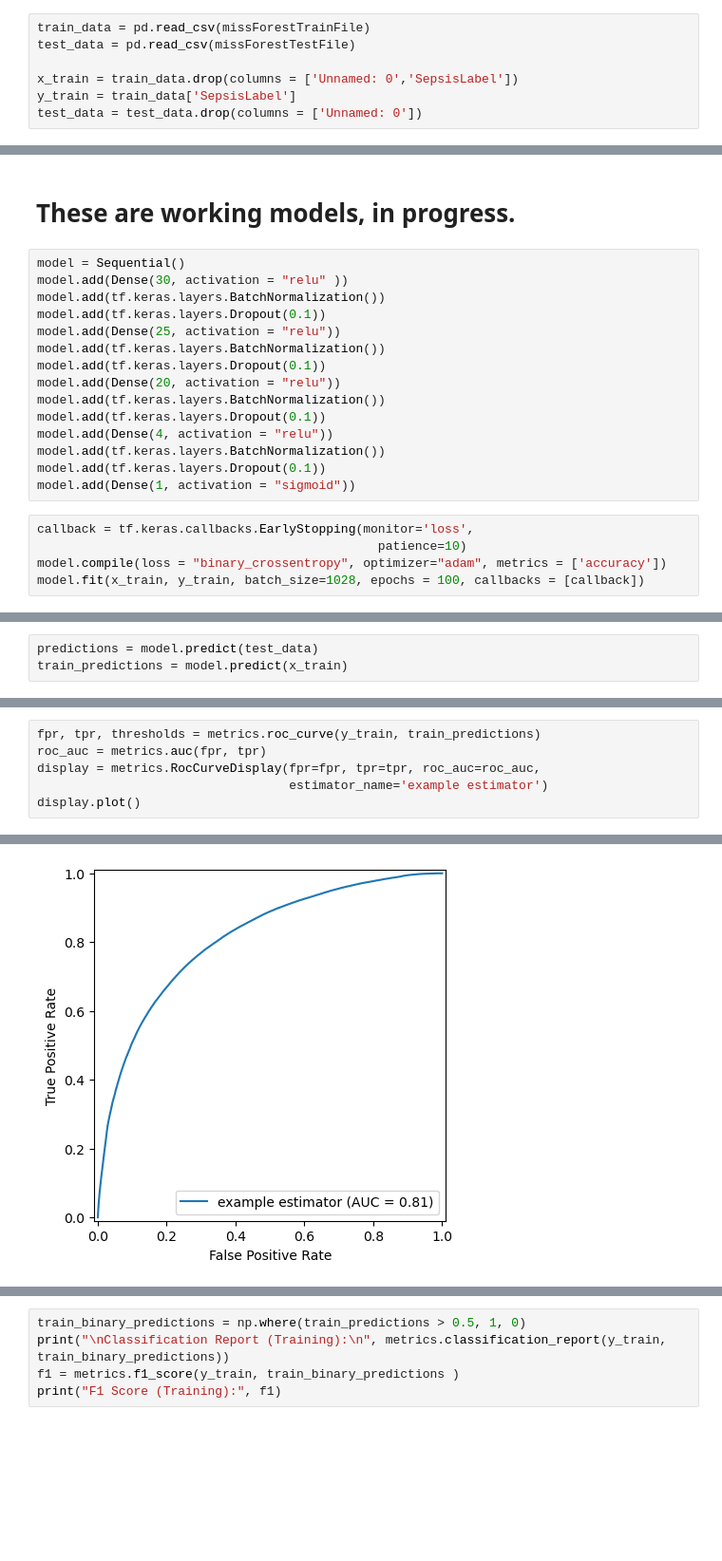
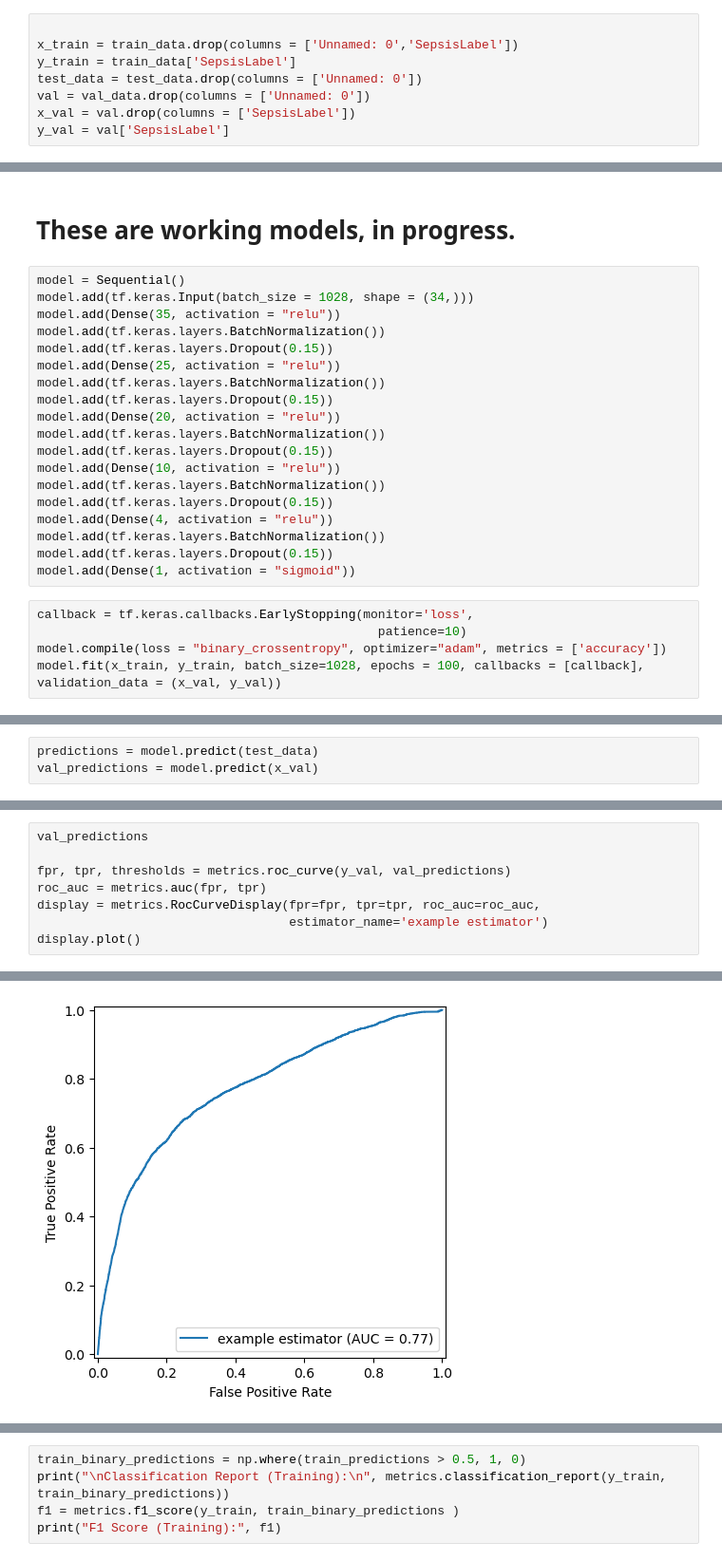
Before and after one commit to alanklin/BC-Fall2024-CaseCompetition-Team2, a Jupyter notebook: Code/neural_network.ipynb, the cells around one changed output, grey strips where cells are left out. Shown at 95% size. Cells and saved outputs as stored; diff of their text form; blank space fills up the shorter version.

```diff
--- a/Code/neural_network.ipynb
+++ b/Code/neural_network.ipynb
@@ -14,10 +18,11 @@ from sklearn import metrics
 # %%
-train_data = pd.read_csv(missForestTrainFile)
-test_data = pd.read_csv(missForestTestFile)
 
 x_train = train_data.drop(columns = ['Unnamed: 0','SepsisLabel'])
 y_train = train_data['SepsisLabel']
 test_data = test_data.drop(columns = ['Unnamed: 0'])
+val = val_data.drop(columns = ['Unnamed: 0'])
+x_val = val.drop(columns = ['SepsisLabel'])
+y_val = val['SepsisLabel']
 # %%
 #model = tf.keras.models.load_model('nn_regularized.keras')
 #model.summary()
@@ -80,23 +85,27 @@ display.plot()
 # These are working models, in progress.
 # %%
 model = Sequential()
-model.add(Dense(30, activation = "relu" ))
+model.add(tf.keras.Input(batch_size = 1028, shape = (34,)))
+model.add(Dense(35, activation = "relu"))
 model.add(tf.keras.layers.BatchNormalization())
-model.add(tf.keras.layers.Dropout(0.1))
+model.add(tf.keras.layers.Dropout(0.15))
 model.add(Dense(25, activation = "relu"))
 model.add(tf.keras.layers.BatchNormalization())
-model.add(tf.keras.layers.Dropout(0.1))
+model.add(tf.keras.layers.Dropout(0.15))
 model.add(Dense(20, activation = "relu"))
 model.add(tf.keras.layers.BatchNormalization())
-model.add(tf.keras.layers.Dropout(0.1))
+model.add(tf.keras.layers.Dropout(0.15))
+model.add(Dense(10, activation = "relu"))
+model.add(tf.keras.layers.BatchNormalization())
+model.add(tf.keras.layers.Dropout(0.15))
 model.add(Dense(4, activation = "relu"))
 model.add(tf.keras.layers.BatchNormalization())
-model.add(tf.keras.layers.Dropout(0.1))
+model.add(tf.keras.layers.Dropout(0.15))
 model.add(Dense(1, activation = "sigmoid"))
 # %%
 callback = tf.keras.callbacks.EarlyStopping(monitor='loss',
                                               patience=10)
 model.compile(loss = "binary_crossentropy", optimizer="adam", metrics = ['accuracy'])
-model.fit(x_train, y_train, batch_size=1028, epochs = 100, callbacks = [callback])
+model.fit(x_train, y_train, batch_size=1028, epochs = 100, callbacks = [callback], validation_data = (x_val, y_val))
 # %% [output]
 Epoch 1/100
@@ -119,5 +128,5 @@ Epoch 51/100
 <keras.src.callbacks.history.History at 0x...>
 # %%
 predictions = model.predict(test_data)
-train_predictions = model.predict(x_train)
+val_predictions = model.predict(x_val)
 # %% [output]
@@ -126,9 +143,11 @@ train_predictions = model.predict(x_train)
 # %%
-fpr, tpr, thresholds = metrics.roc_curve(y_train, train_predictions)
+val_predictions
+
+fpr, tpr, thresholds = metrics.roc_curve(y_val, val_predictions)
 roc_auc = metrics.auc(fpr, tpr)
 display = metrics.RocCurveDisplay(fpr=fpr, tpr=tpr, roc_auc=roc_auc,
                                   estimator_name='example estimator')
 display.plot()
 # %% [output]
 <sklearn.metrics._plot.roc_curve.RocCurveDisplay at 0x...>
-[figure, old version]
+[figure, new version]
```
Also changed, not shown: parts of 11 cells of this notebook, 1 other file.
